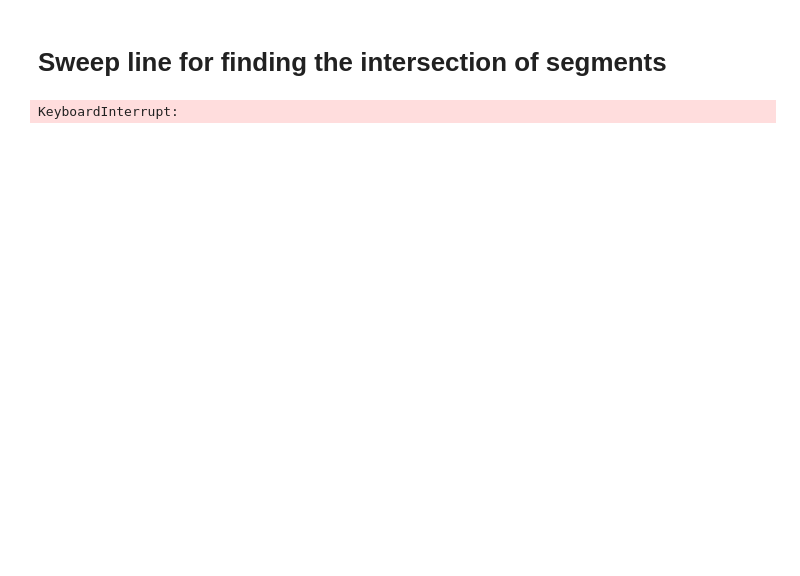
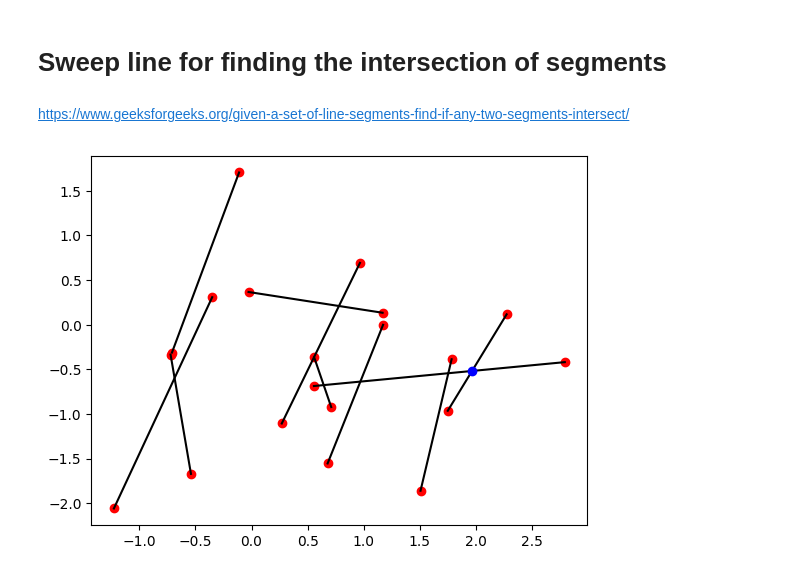
Before and after one commit to JUANITOTELO/Geometry, a Jupyter notebook: week3.ipynb, the cells around one changed output. Cells and saved outputs as stored; diff of their text form; code cells hidden in the pictures; blank space fills up the shorter version.

```diff
--- a/week3.ipynb
+++ b/week3.ipynb
@@ -40,6 +40,9 @@ def doIntersect(a,b,c,d):
 
     return False
 
+def do_intersect(s1,s2):
+    return doIntersect(s1[0],s1[1],s2[0],s2[1])
+
 def get_convex_hull(p):
     n = len(p)
     if n<3: return
@@ -239,28 +88,2 @@ def find_intersections(s):
-# %%
-import matplotlib.pyplot as plt
-from random import gauss
-
-def plot_segments(s):
-    for segment in s:
-        x = [segment[0][0], segment[1][0]]
-        y = [segment[0][1], segment[1][1]]
-        plt.plot(x, y, 'ro-')
-    plt.show()
-
-p = []
-s = []
-for i in range(1000):
-    p.append((gauss(0, 1), gauss(0, 1)))
-    p.append((gauss(0, 1), gauss(0, 1)))
-    s.append((p[-2], p[-1]))
-
-plt.scatter(*zip(*p))
-for segment in s:
-    plt.plot(*zip(*segment))
-
-inter_points = find_intersections(s)
-for point in inter_points:
-    plt.scatter(*point, color='blue')
-plot_segments(s)
-# %% [output]
-KeyboardInterrupt:
+# %% [markdown]
+https://www.geeksforgeeks.org/given-a-set-of-line-segments-find-if-any-two-segments-intersect/
@@ -266,0 +161,40 @@ KeyboardInterrupt:
+# %%
+import matplotlib.pyplot as plt
+from random import gauss
+
+def plot_segments(s):
+    for segment in s:
+        x = [segment.p1[0], segment.p2[0]]
+        y = [segment.p1[1], segment.p2[1]]
+        plt.plot(x, y, 'k-')
+
+def plot_points(p):
+    x = [x for x, _ in p]
+    y = [y for _, y in p]
+    plt.plot(x, y, 'ro')
+
+def plot_intersections(intersections):
+    x = [point[0] for point in intersections]
+    y = [point[1] for point in intersections]
+    plt.plot(x, y, 'bo')
+
+def main():
+    p = []
+    segments = []
+    for _ in range(10):
+        p1 = (gauss(0, 1), gauss(0, 1))
+        p2 = (gauss(0, 1), gauss(0, 1))
+        p.append(p1)
+        p.append(p2)
+        segments.append(Segment(p1, p2))
+
+    plot_points(p)
+    plot_segments(segments)
+    intersections = bentley_ottmann(segments)
+    plot_intersections(intersections)
+    plt.show()
+
+if __name__ == "__main__":
+    main()
+# %% [output]
+[figure, added]
```
Also changed, not shown: parts of 3 cells of this notebook, 3 other files.
